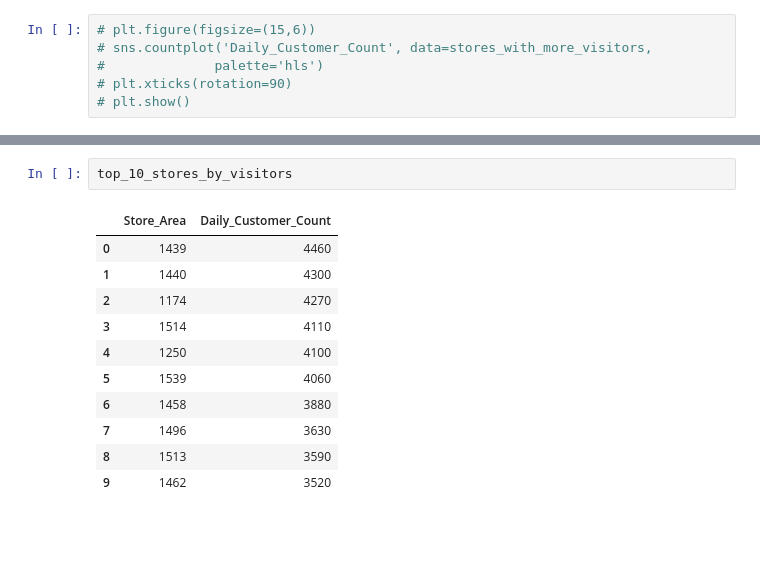
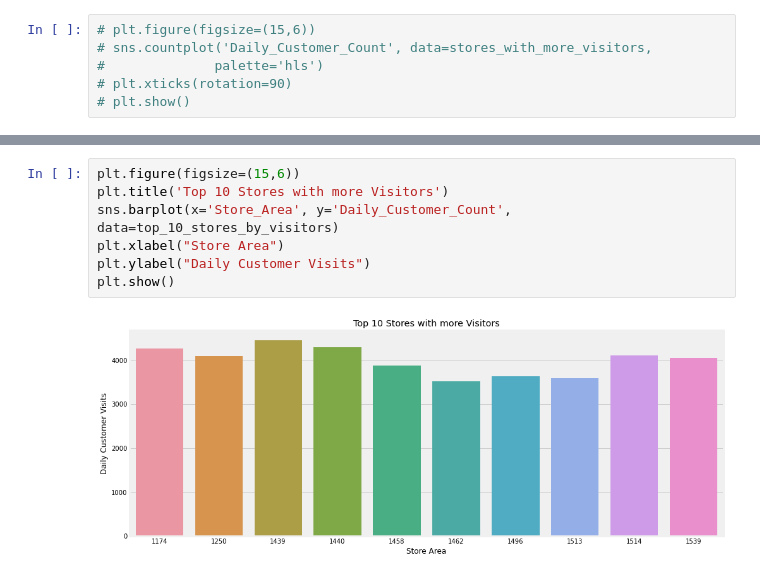
Before and after one commit to RicardoLelis/ML-DS-Code, a Jupyter notebook: sales_analysis.ipynb, the cells around one changed output, grey strips where cells are left out. Saved outputs shown, nothing was run; the diff lists cells and outputs as text; blank space fills up the shorter version.

```diff
--- a/sales_analysis.ipynb
+++ b/sales_analysis.ipynb
@@ -157,14 +178,9 @@ plt.show()
-# %%
-top_10_stores_by_visitors
-# %% [output]
-|  | Store_Area | Daily_Customer_Count |
-| 0 | 1439 | 4460 |
-| 1 | 1440 | 4300 |
-| 2 | 1174 | 4270 |
-| 3 | 1514 | 4110 |
-| 4 | 1250 | 4100 |
-| 5 | 1539 | 4060 |
-| 6 | 1458 | 3880 |
-| 7 | 1496 | 3630 |
-| 8 | 1513 | 3590 |
-| 9 | 1462 | 3520 |
+# %%
+plt.figure(figsize=(15,6))
+plt.title('Top 10 Stores with more Visitors')
+sns.barplot(x='Store_Area', y='Daily_Customer_Count', data=top_10_stores_by_visitors)
+plt.xlabel("Store Area")
+plt.ylabel("Daily Customer Visits")
+plt.show()
+# %% [output]
+[figure, added]
```
Also changed, not shown: parts of 18 cells of this notebook.
